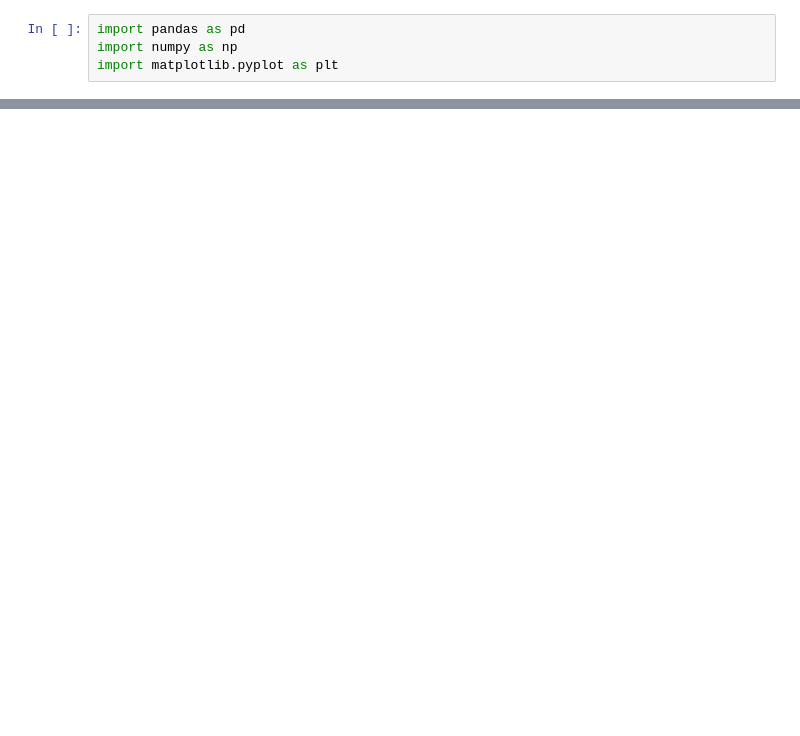
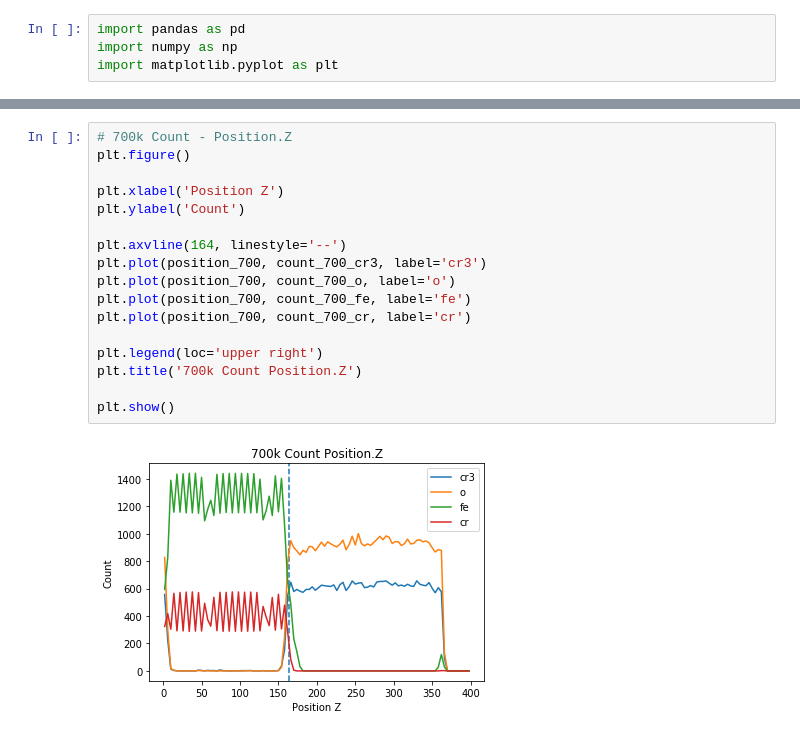
Before and after one commit to YuanshuoZhangDE/Python, a Jupyter notebook: Jupyter/Lammps Data Analysis/Cr2O3-FeCr/count-position.ipynb, the cells around one changed output, grey strips where cells are left out. Drawn from its saved outputs; the diff is of its cells as text; blank space fills up the shorter version.

```diff
--- a/Jupyter/Lammps Data Analysis/Cr2O3-FeCr/count-position.ipynb
+++ b/Jupyter/Lammps Data Analysis/Cr2O3-FeCr/count-position.ipynb
@@ -39,0 +136,19 @@ plt.show()
+# %%
+# 700k Count - Position.Z
+plt.figure()
+
+plt.xlabel('Position Z')
+plt.ylabel('Count')
+
+plt.axvline(164, linestyle='--')
+plt.plot(position_700, count_700_cr3, label='cr3')
+plt.plot(position_700, count_700_o, label='o')
+plt.plot(position_700, count_700_fe, label='fe')
+plt.plot(position_700, count_700_cr, label='cr')
+
+plt.legend(loc='upper right')
+plt.title('700k Count Position.Z')
+
+plt.show()
+# %% [output]
+[figure, added]
```
Also changed, not shown: parts of 13 cells of this notebook, 7 other files.
